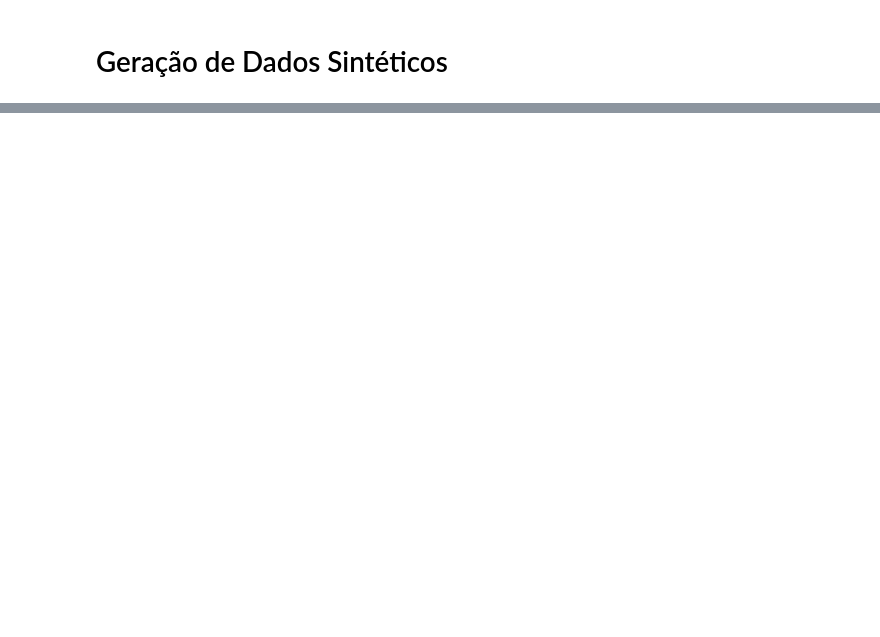
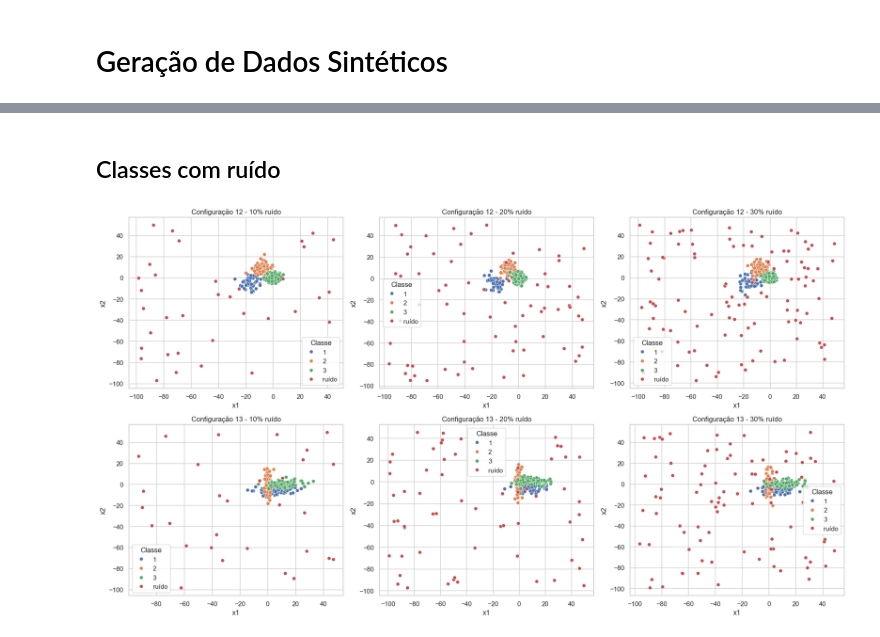
Before and after one commit to thomazcabral/Fuzzy_Clustering, a Jupyter notebook: synthetic_data.ipynb, the cells around one changed output, grey strips where cells are left out. Saved outputs shown, nothing was run; the diff lists cells and outputs as text; code cells hidden in the pictures; blank space fills up the shorter version.

```diff
--- a/synthetic_data.ipynb
+++ b/synthetic_data.ipynb
@@ -93,0 +98,77 @@ plot_configuracao(df1, l1, config_id=1)
+# %% [markdown]
+## Classes com ruído
+# %%
+params_config_12 = [
+    {'mu': [-16, -5], 'sigma': [20, 20], 'n': 50},
+    {'mu': [-8, 8], 'sigma': [13, 13], 'n': 100},
+    {'mu': [0, 0], 'sigma': [6, 6], 'n': 200},
+]
+
+params_config_13 = [
+    {'mu': [7, -6], 'sigma': [50, 5], 'n': 100},
+    {'mu': [0, 0], 'sigma': [2, 50], 'n': 100},
+    {'mu': [12, 0], 'sigma': [50, 5], 'n': 100},
+]
+
+noise_range = [-100, 50]
+np.random.seed(42)
+
+def generate_data(config_params, noise_percent):
+    data_all = []
+    for class_idx, param in enumerate(config_params, start=1):
+        mu = np.array(param['mu'])
+        sigma_diag = np.diag(param['sigma'])
+        n = param['n']
+        n_noise = int(n * noise_percent / 100)
+        n_signal = n - n_noise
+
+        real_data = np.random.multivariate_normal(mu, sigma_diag, n_signal)
+        labels_real = np.full((n_signal,), class_idx)
+
+        noise_data = np.random.uniform(noise_range[0], noise_range[1], size=(n_noise, 2))
+        labels_noise = np.full((n_noise,), 0)
+
+        data = np.vstack([real_data, noise_data])
+        labels = np.concatenate([labels_real, labels_noise])
+
+        df = pd.DataFrame(data, columns=['x1', 'x2'])
+        df['class'] = labels
+        data_all.append(df)
+
+    return pd.concat(data_all, ignore_index=True)
+
+configs = [
+    (params_config_12, 10),
+    (params_config_12, 20),
+    (params_config_12, 30),
+    (params_config_13, 10),
+    (params_config_13, 20),
+    (params_config_13, 30),
+]
+
+titles = [
+    "Configuração 12 - 10% ruído",
+    "Configuração 12 - 20% ruído",
+    "Configuração 12 - 30% ruído",
+    "Configuração 13 - 10% ruído",
+    "Configuração 13 - 20% ruído",
+    "Configuração 13 - 30% ruído",
+]
+
+fig, axs = plt.subplots(2, 3, figsize=(18, 10))
+
+for i, ((params, noise), title) in enumerate(zip(configs, titles)):
+    df = generate_data(params, noise)
+    df['classe_legenda'] = df['class'].replace(0, 'ruído')
+
+    ax = axs[i // 3, i % 3]
+    sns.scatterplot(data=df, x='x1', y='x2', hue='classe_legenda', palette='deep', hue_order=[1, 2, 3, 'ruído'], ax=ax)
+    ax.set_title(title)
+    ax.set_xlabel("x1")
+    ax.set_ylabel("x2")
+    ax.legend(title="Classe", loc='best')
+
+plt.tight_layout()
+plt.show()
+# %% [output]
+[figure, added]
```
Also changed, not shown: parts of 6 cells of this notebook.
